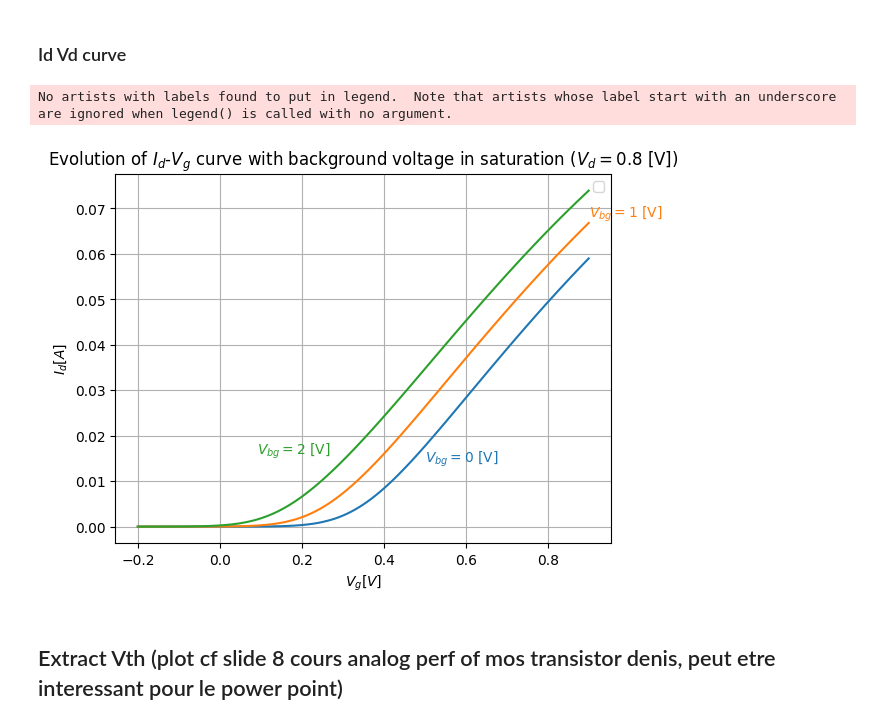
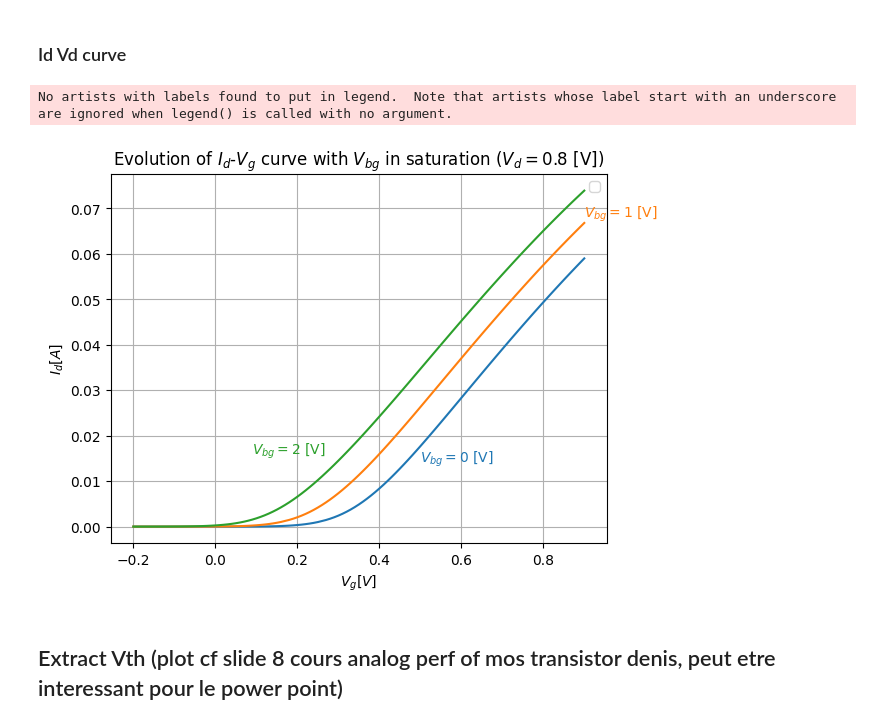
Before and after one commit to nonoswagman/LELEC2541, a Jupyter notebook: ExtractParameters_new_plot.ipynb, the cells around one changed output. Saved outputs shown, nothing was run; the diff lists cells and outputs as text; code cells hidden in the pictures.

```diff
--- a/ExtractParameters_new_plot.ipynb
+++ b/ExtractParameters_new_plot.ipynb
@@ -94,36 +94,36 @@ def IVcurve(file, measurement_index, v_index, i_index, vref, xlabel='V', ylabel=
         plotTitle = title + ", {} = {}".format(vref, v_ref)
         plt.title(plotTitle)
         plt.grid(True)
     #plt.show()
 
     # Return
     return v, i
 
 
 
 vg0, id0 = IVcurve(vbg0, 0, 0, 1, '$V_d$', '$V_g$', '$I_d$', '$I_d$ vs $V_g$')
 vg1, id1 = IVcurve(vbg1, 0, 0, 1, '$V_d$', '$V_g$', '$I_d$', '$I_d$ vs $V_g$')
 vg2, id2 = IVcurve(vbg2, 0, 0, 1, '$V_d$', '$V_g$', '$I_d$', '$I_d$ vs $V_g$')
 
 line0, = plt.plot(vg0, id0, linestyle='-', label=None)
 line1, = plt.plot(vg1, id1, linestyle='-', label=None)
 line2, = plt.plot(vg2, id2, linestyle='-', label=None)
 
 plt.text(vg0[70], id0[65], "$V_{bg}=0$ [V]", color=line0.get_color(), verticalalignment='bottom', horizontalalignment='left')
 plt.text(vg1[-1], id1[-1], "$V_{bg}=1$ [V]", color=line1.get_color(), verticalalignment='bottom', horizontalalignment='left')
 plt.text(vg2[47], id2[50], "$V_{bg}=2$ [V]", color=line2.get_color(), verticalalignment='bottom', horizontalalignment='right')
 
 plt.xlabel("$V_g [V] $")
 plt.ylabel("$I_d [A]$")
-plotTitle = "Evolution of $I_d$-$V_g$ curve with background voltage in saturation ($V_d=0.8$ [V])"
+plotTitle = "Evolution of $I_d$-$V_g$ curve with $V_{bg}$ in saturation ($V_d=0.8$ [V])"
 plt.title(plotTitle)
 plt.grid(True)
 plt.legend()
-plt.savefig("Id-Vg-background.png")
+plt.savefig("Id-Vg-background.pdf")
 plt.show()
 # %% [output]
 No artists with labels found to put in legend.  Note that artists whose label start with an underscore are ignored when legend() is called with no argument.
-[figure, old version]
+[figure, new version]
 # %% [markdown]
 ## Extract Vth (plot cf slide 8 cours analog perf of mos transistor denis, peut etre interessant pour le power point)
 # %%
```
Also changed, not shown: parts of 12 cells of this notebook, 1 other file.
